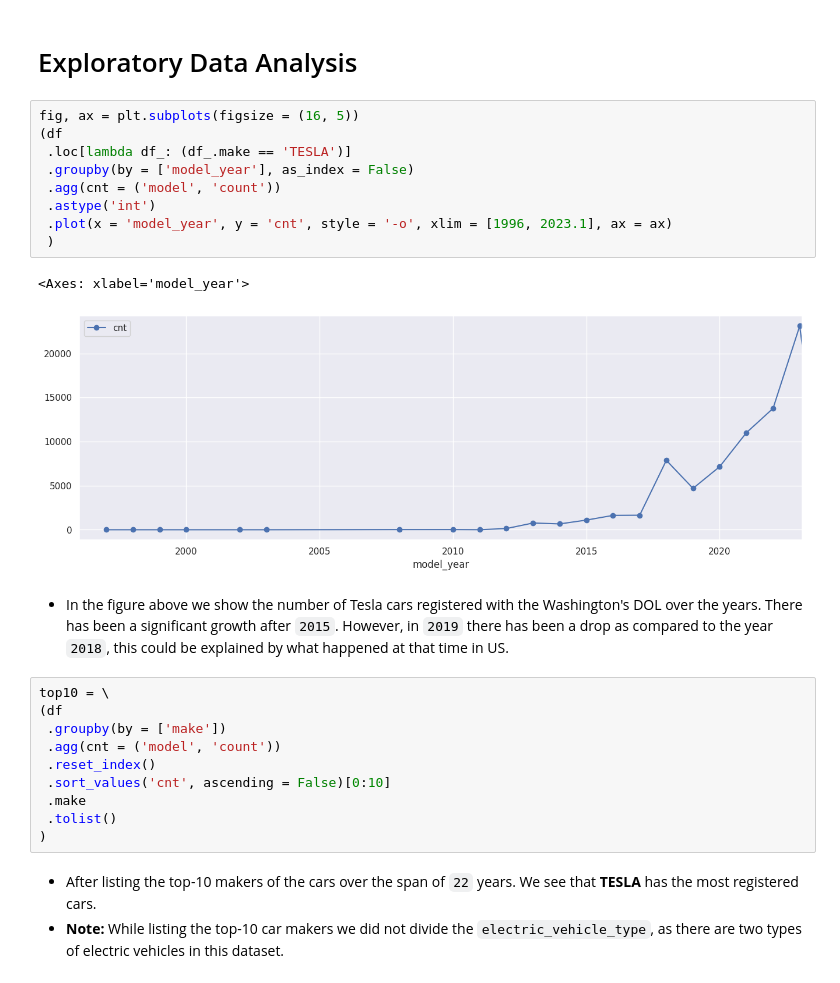
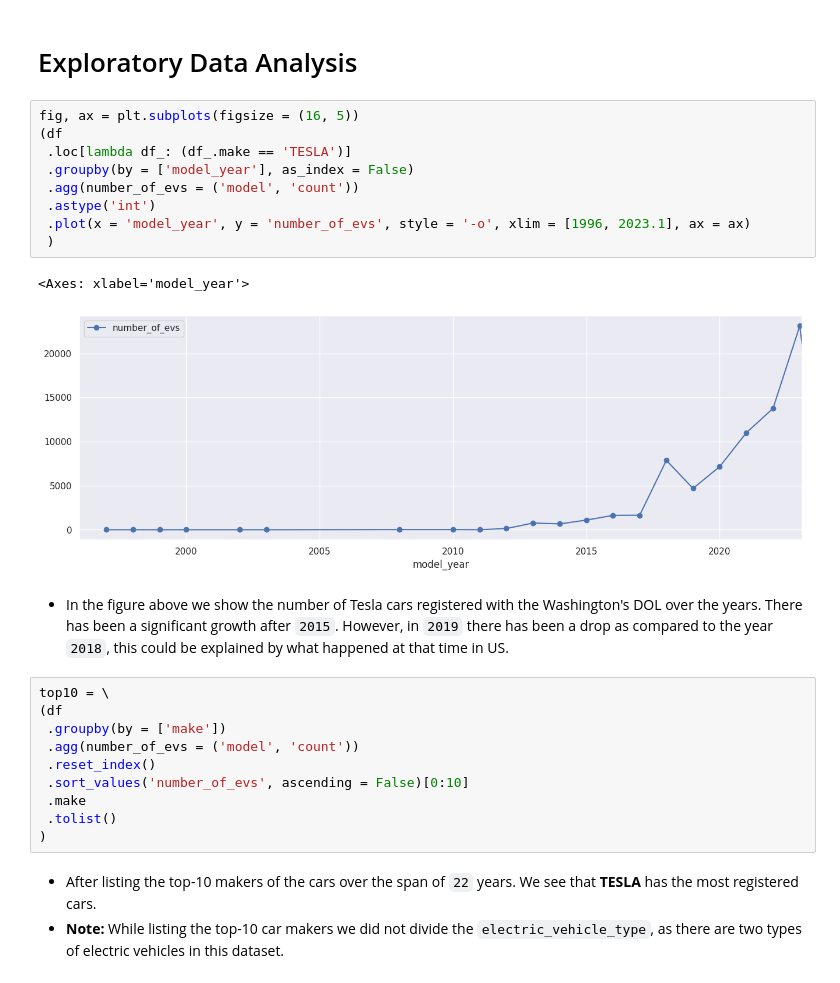
Before and after one commit to Murad1997/DS-Portfolio, a Jupyter notebook: Data_analysis_and_modeling.ipynb, the cells around one changed output. Cells and saved outputs as stored; diff of their text form.

```diff
--- a/Data_analysis_and_modeling.ipynb
+++ b/Data_analysis_and_modeling.ipynb
@@ -200,24 +200,24 @@ df = df.astype(dtypes_mapping)
 # %%
 fig, ax = plt.subplots(figsize = (16, 5))
 (df
  .loc[lambda df_: (df_.make == 'TESLA')]
  .groupby(by = ['model_year'], as_index = False)
- .agg(cnt = ('model', 'count'))
+ .agg(number_of_evs = ('model', 'count'))
  .astype('int')
- .plot(x = 'model_year', y = 'cnt', style = '-o', xlim = [1996, 2023.1], ax = ax)
+ .plot(x = 'model_year', y = 'number_of_evs', style = '-o', xlim = [1996, 2023.1], ax = ax)
  )
 # %% [output]
 <Axes: xlabel='model_year'>
-[figure, old version]
+[figure, new version]
 # %% [markdown]
   - In the figure above we show the number of Tesla cars registered with the Washington's DOL over the years. There has been a significant growth after `2015`. However, in `2019` there has been a drop as compared to the year `2018`, this could be explained by what happened at that time in US.
 # %%
 top10 = \
 (df
  .groupby(by = ['make'])
- .agg(cnt = ('model', 'count'))
+ .agg(number_of_evs = ('model', 'count'))
  .reset_index()
- .sort_values('cnt', ascending = False)[0:10]
+ .sort_values('number_of_evs', ascending = False)[0:10]
  .make
  .tolist()
 )
```
Also changed, not shown: parts of 4 cells of this notebook.
